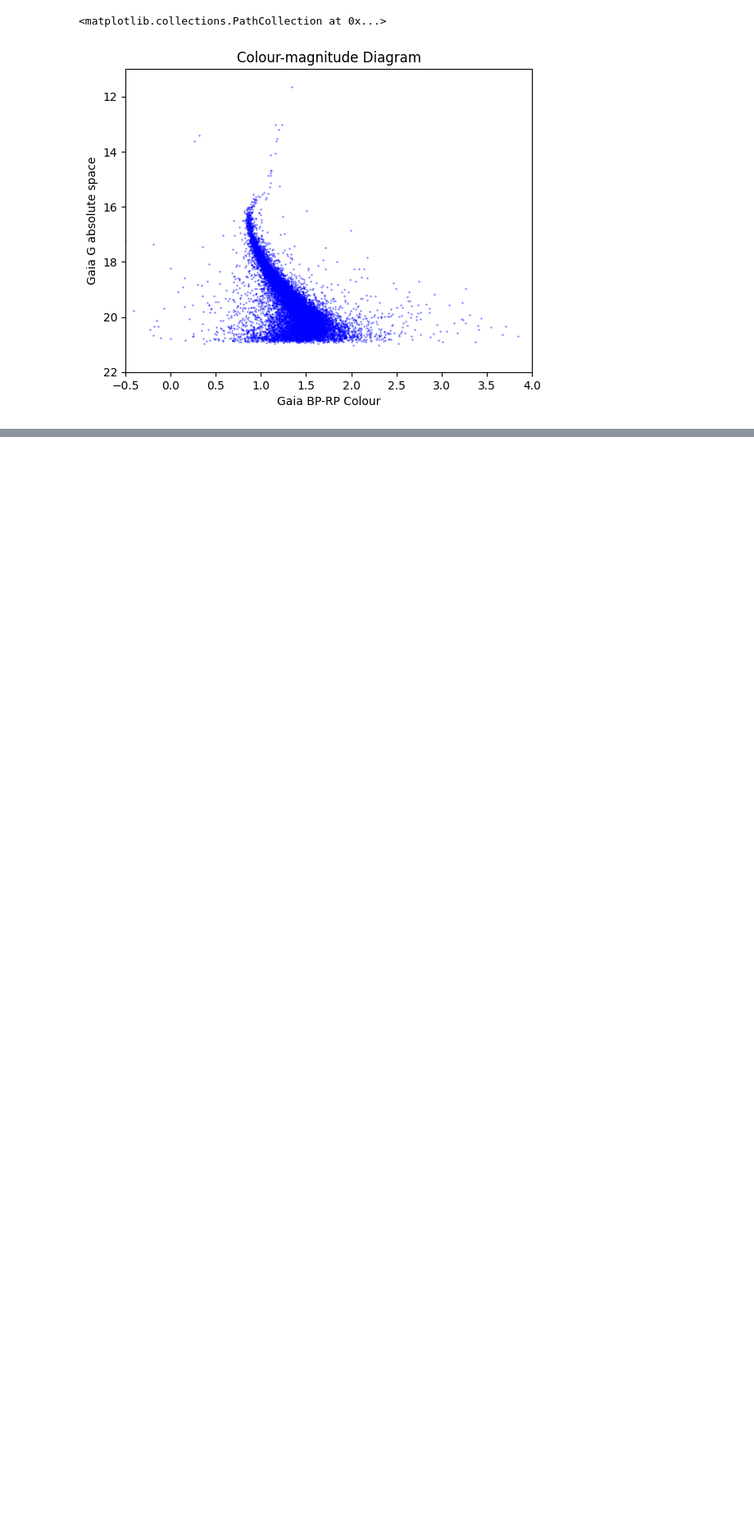
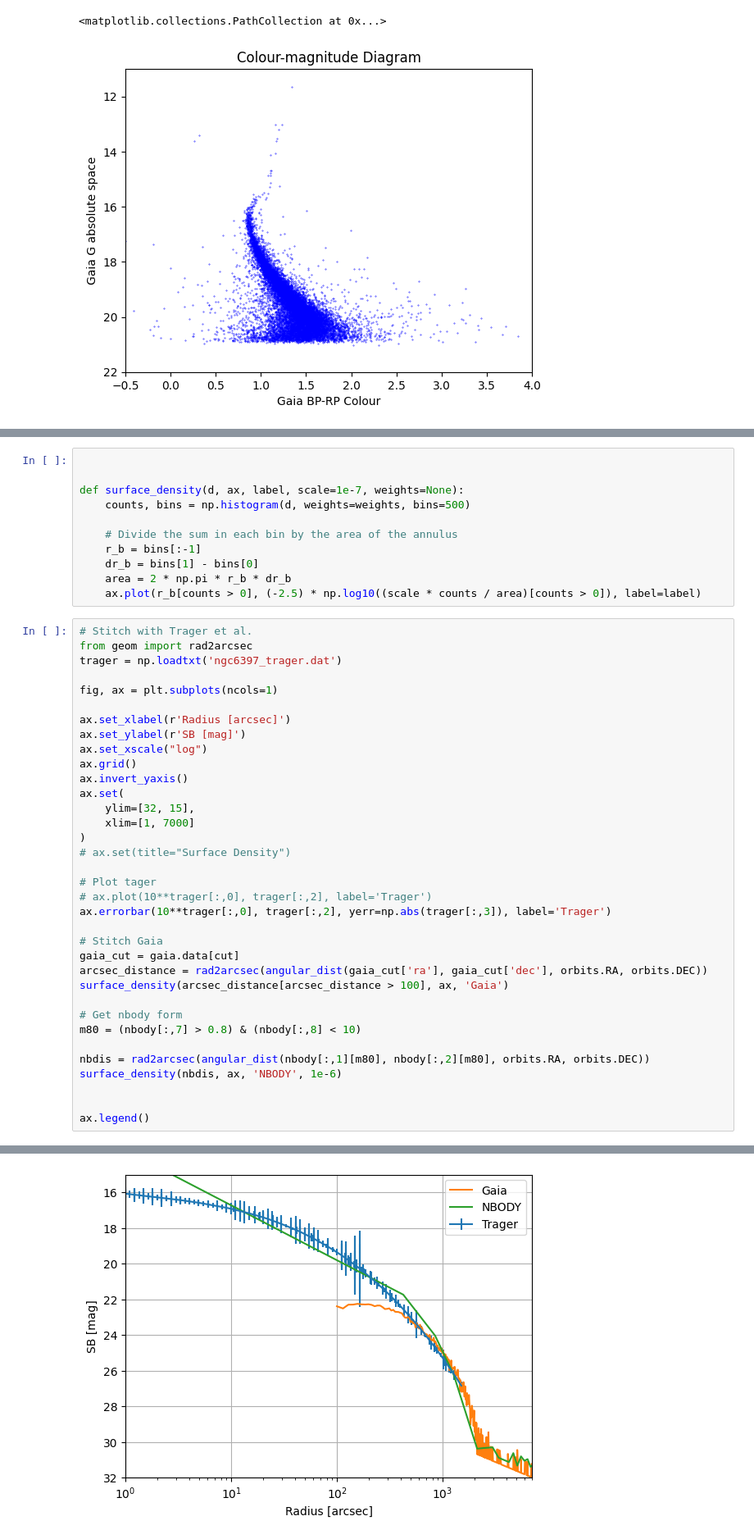
Before and after one commit to anthony-arnold/ngc6397, a Jupyter notebook: ngc6397.ipynb, the cells around one changed output, grey strips where cells are left out. Shown at 82% size. Drawn from its saved outputs; the diff is of its cells as text; blank space fills up the shorter version.

Commit message:
Add Trager error bars.

```diff
--- a/ngc6397.ipynb
+++ b/ngc6397.ipynb
@@ -182,0 +179,47 @@ ax.legend()
+# %%
+
+
+def surface_density(d, ax, label, scale=1e-7, weights=None):
+    counts, bins = np.histogram(d, weights=weights, bins=500)
+
+    # Divide the sum in each bin by the area of the annulus
+    r_b = bins[:-1]
+    dr_b = bins[1] - bins[0]
+    area = 2 * np.pi * r_b * dr_b
+    ax.plot(r_b[counts > 0], (-2.5) * np.log10((scale * counts / area)[counts > 0]), label=label)
+# %%
+# Stitch with Trager et al.
+from geom import rad2arcsec
+trager = np.loadtxt('ngc6397_trager.dat')
+
+fig, ax = plt.subplots(ncols=1)
+
+ax.set_xlabel(r'Radius [arcsec]')
+ax.set_ylabel(r'SB [mag]')
+ax.set_xscale("log")
+ax.grid()
+ax.invert_yaxis()
+ax.set(
+    ylim=[32, 15],
+    xlim=[1, 7000]
+)
+# ax.set(title="Surface Density")
+
+# Plot tager
+# ax.plot(10**trager[:,0], trager[:,2], label='Trager')
+ax.errorbar(10**trager[:,0], trager[:,2], yerr=np.abs(trager[:,3]), label='Trager')
+
+# Stitch Gaia
+gaia_cut = gaia.data[cut]
+arcsec_distance = rad2arcsec(angular_dist(gaia_cut['ra'], gaia_cut['dec'], orbits.RA, orbits.DEC))
+surface_density(arcsec_distance[arcsec_distance > 100], ax, 'Gaia')
+
+# Get nbody form
+m80 = (nbody[:,7] > 0.8) & (nbody[:,8] < 10)
+
+nbdis = rad2arcsec(angular_dist(nbody[:,1][m80], nbody[:,2][m80], orbits.RA, orbits.DEC))
+surface_density(nbdis, ax, 'NBODY', 1e-6)
+
+
+ax.legend()
+# %% [output]
@@ -182,0 +227 @@ ax.legend()
+[figure, added]
```
Also changed, not shown: parts of 5 cells of this notebook, 1 other file.
